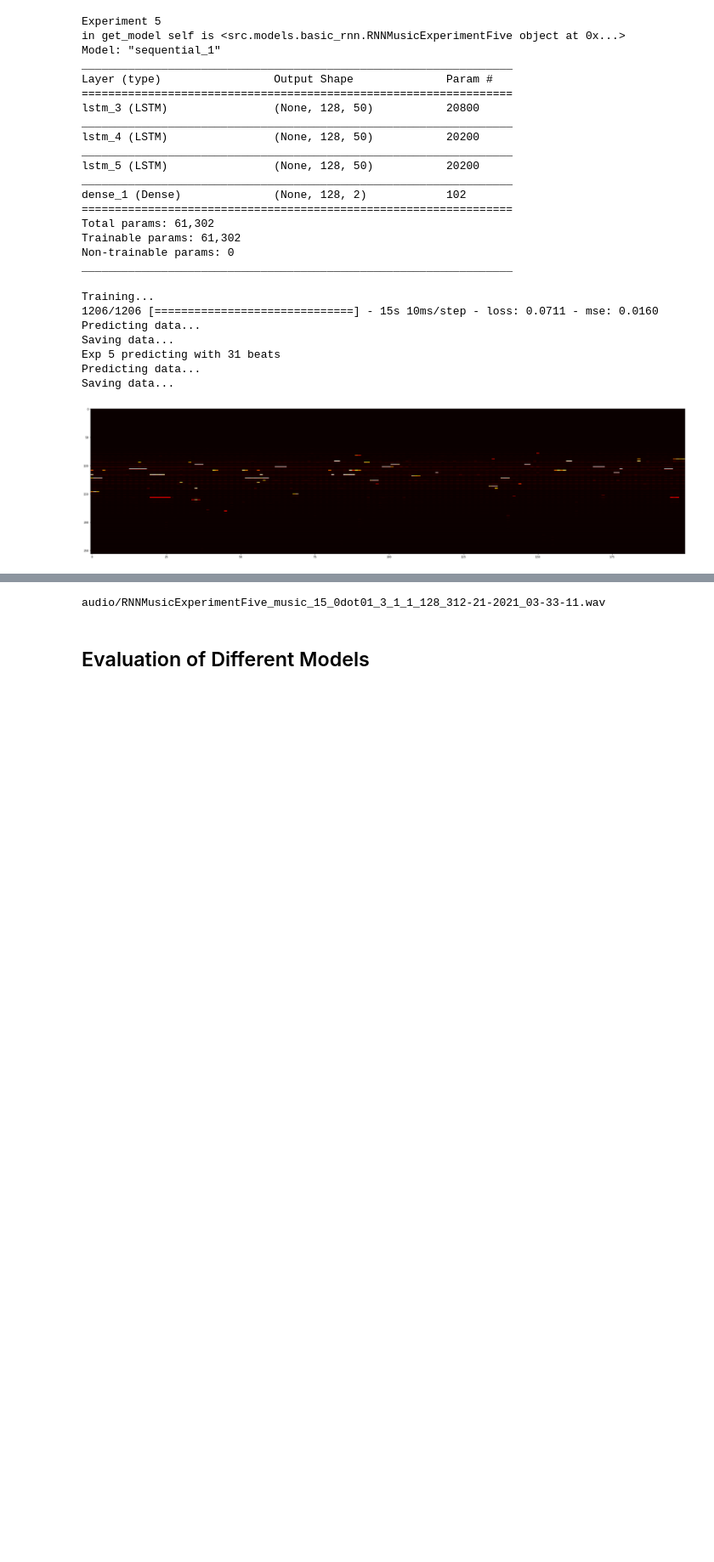
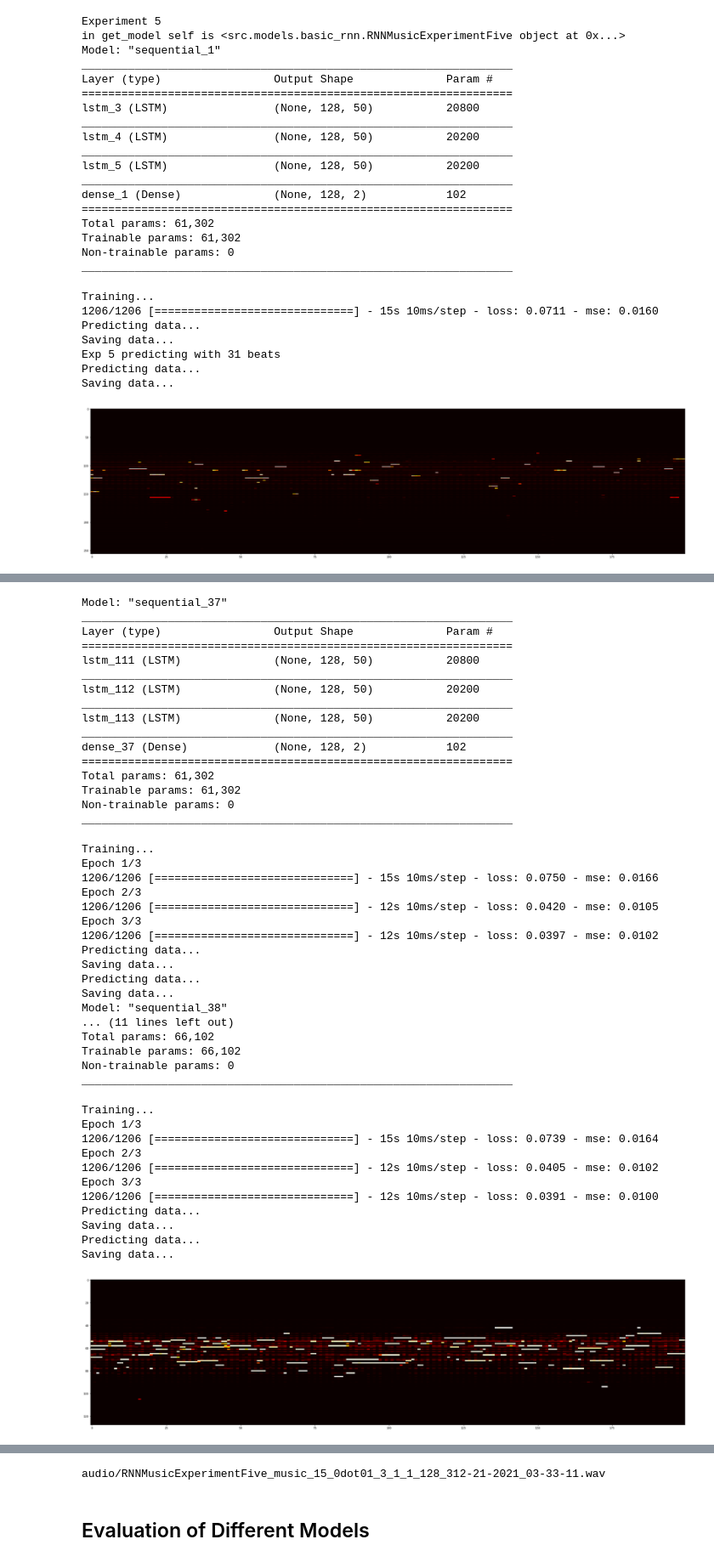
Before and after one commit to jannikjw/music_generation_rnn, a Jupyter notebook: rnn-music-generation.ipynb, the cells around one changed output, grey strips where cells are left out. Shown at 85% size. Cells and saved outputs as stored; diff of their text form; code cells hidden in the pictures; blank space fills up the shorter version.

Commit message:
Adding experiment on notes vicinity

```diff
--- a/rnn-music-generation.ipynb
+++ b/rnn-music-generation.ipynb
@@ -411,0 +439,66 @@ Saving data...
+# %%
+exp7 = brnn.RNNMusicExperimentSeven(
+    learning_rate=0.01,
+    epochs=3,
+    batch_size=1,
+    num_music_files=1,
+    note_vicinity=24,
+)
+exp7.run()
+exp7.predict_and_save_data("_1octave_")
+
+exp7 = brnn.RNNMusicExperimentSeven(
+    learning_rate=0.01,
+    epochs=3,
+    batch_size=1,
+    num_music_files=1,
+    note_vicinity=48,
+)
+exp7.run()
+exp7.predict_and_save_data("_2octave_")
+# %% [output]
+Model: "sequential_37"
+_________________________________________________________________
+Layer (type)                 Output Shape              Param #
+=================================================================
+lstm_111 (LSTM)              (None, 128, 50)           20800
+_________________________________________________________________
+lstm_112 (LSTM)              (None, 128, 50)           20200
+_________________________________________________________________
+lstm_113 (LSTM)              (None, 128, 50)           20200
+_________________________________________________________________
+dense_37 (Dense)             (None, 128, 2)            102
+=================================================================
+Total params: 61,302
+Trainable params: 61,302
+Non-trainable params: 0
+_________________________________________________________________
+Training...
+Epoch 1/3
+1206/1206 [==============================] - 15s 10ms/step - loss: 0.0750 - mse: 0.0166
+Epoch 2/3
+1206/1206 [==============================] - 12s 10ms/step - loss: 0.0420 - mse: 0.0105
+Epoch 3/3
+1206/1206 [==============================] - 12s 10ms/step - loss: 0.0397 - mse: 0.0102
+Predicting data...
+Saving data...
+Predicting data...
+Saving data...
+Model: "sequential_38"
+... (11 lines left out)
+Total params: 66,102
+Trainable params: 66,102
+Non-trainable params: 0
+_________________________________________________________________
+Training...
+Epoch 1/3
+1206/1206 [==============================] - 15s 10ms/step - loss: 0.0739 - mse: 0.0164
+Epoch 2/3
+1206/1206 [==============================] - 12s 10ms/step - loss: 0.0405 - mse: 0.0102
+Epoch 3/3
+1206/1206 [==============================] - 12s 10ms/step - loss: 0.0391 - mse: 0.0100
+Predicting data...
+Saving data...
+Predicting data...
+Saving data...
+[figure, added]
```
Also changed, not shown: parts of 46 cells of this notebook, 2 other files.
